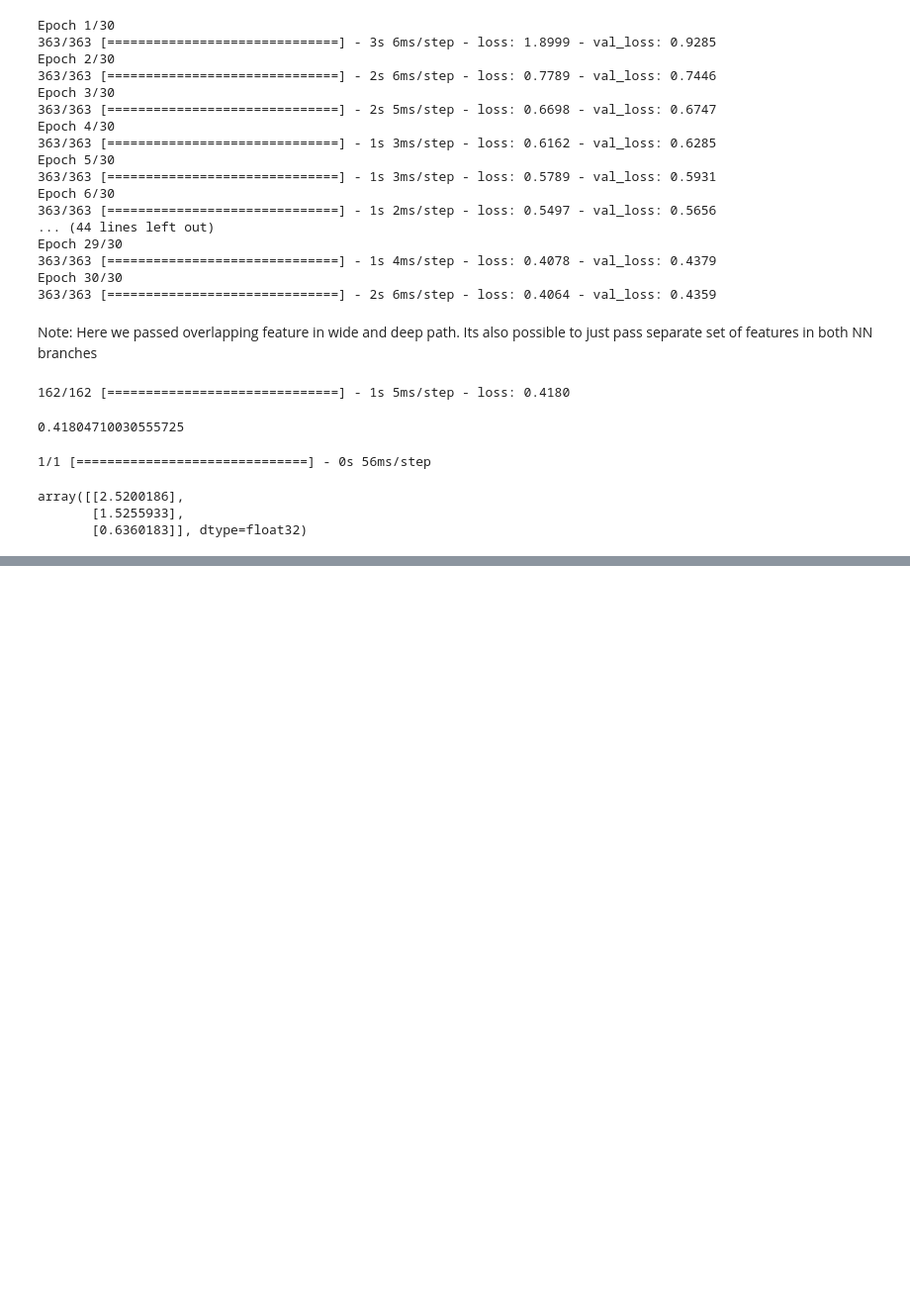
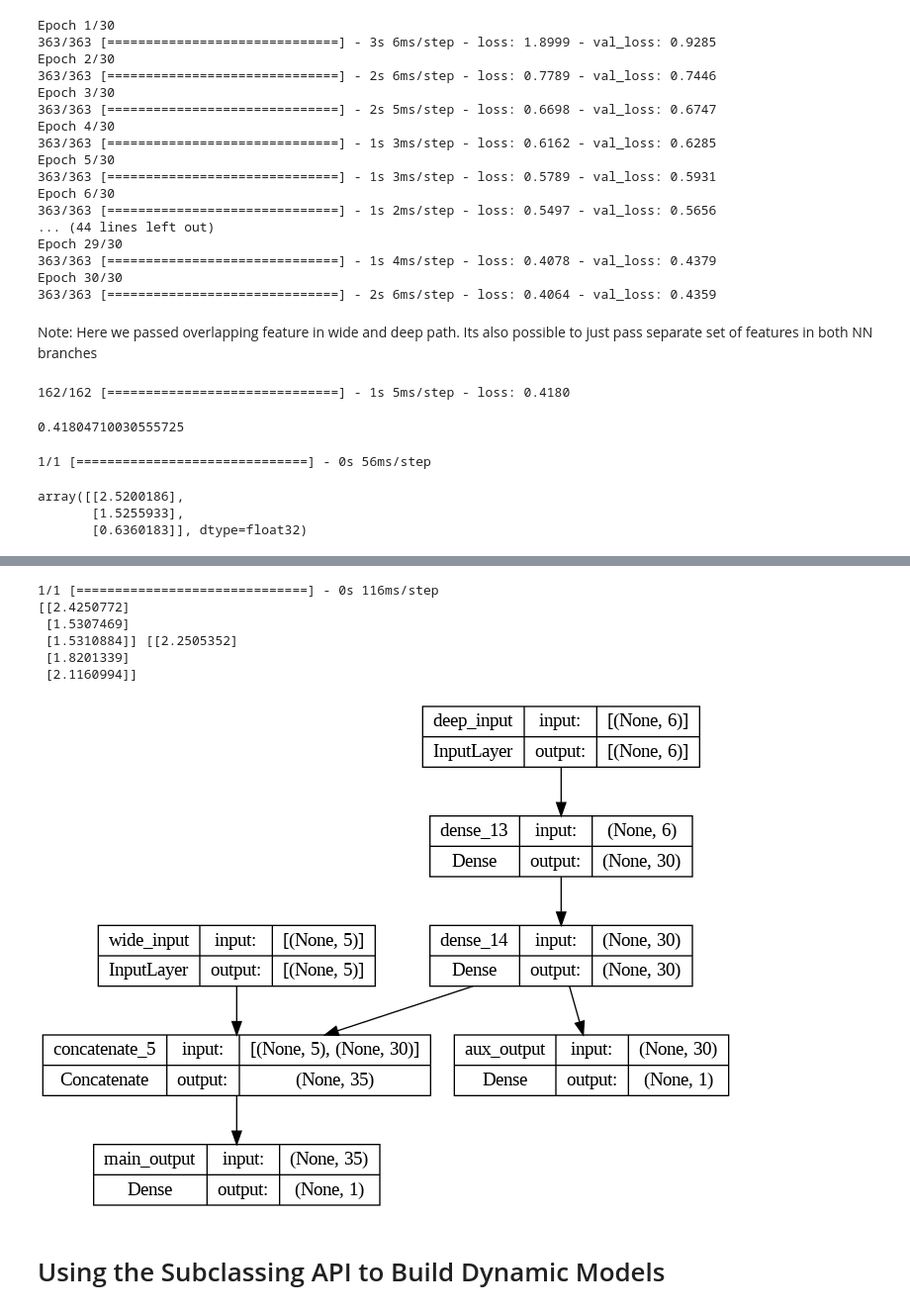
Before and after one commit to beercafeguy/PyMLLab, a Jupyter notebook: DL_Day2_HOML.ipynb, the cells around one changed output, grey strips where cells are left out. Shown at 99% size. Drawn from its saved outputs; the diff is of its cells as text; code cells hidden in the pictures; blank space fills up the shorter version.

```diff
--- a/DL_Day2_HOML.ipynb
+++ b/DL_Day2_HOML.ipynb
@@ -181,0 +240,20 @@ array([[2.5200186],
+# %%
+y_pred_main,y_pred_aux = model.predict([X_new_wide,X_new_deep])
+
+print(y_pred_main,y_pred_aux)
+# %% [output]
+1/1 [==============================] - 0s 116ms/step
+[[2.4250772]
+ [1.5307469]
+ [1.5310884]] [[2.2505352]
+ [1.8201339]
+ [2.1160994]]
+# %%
+# visualize the model
+
+from tensorflow.keras.utils import plot_model
+plot_model(model, to_file='model_plot.png', show_shapes=True, show_layer_names=True)
+# %% [output]
+[figure, added]
+# %% [markdown]
+# Using the Subclassing API to Build Dynamic Models
```
Also changed, not shown: parts of 6 cells of this notebook.
